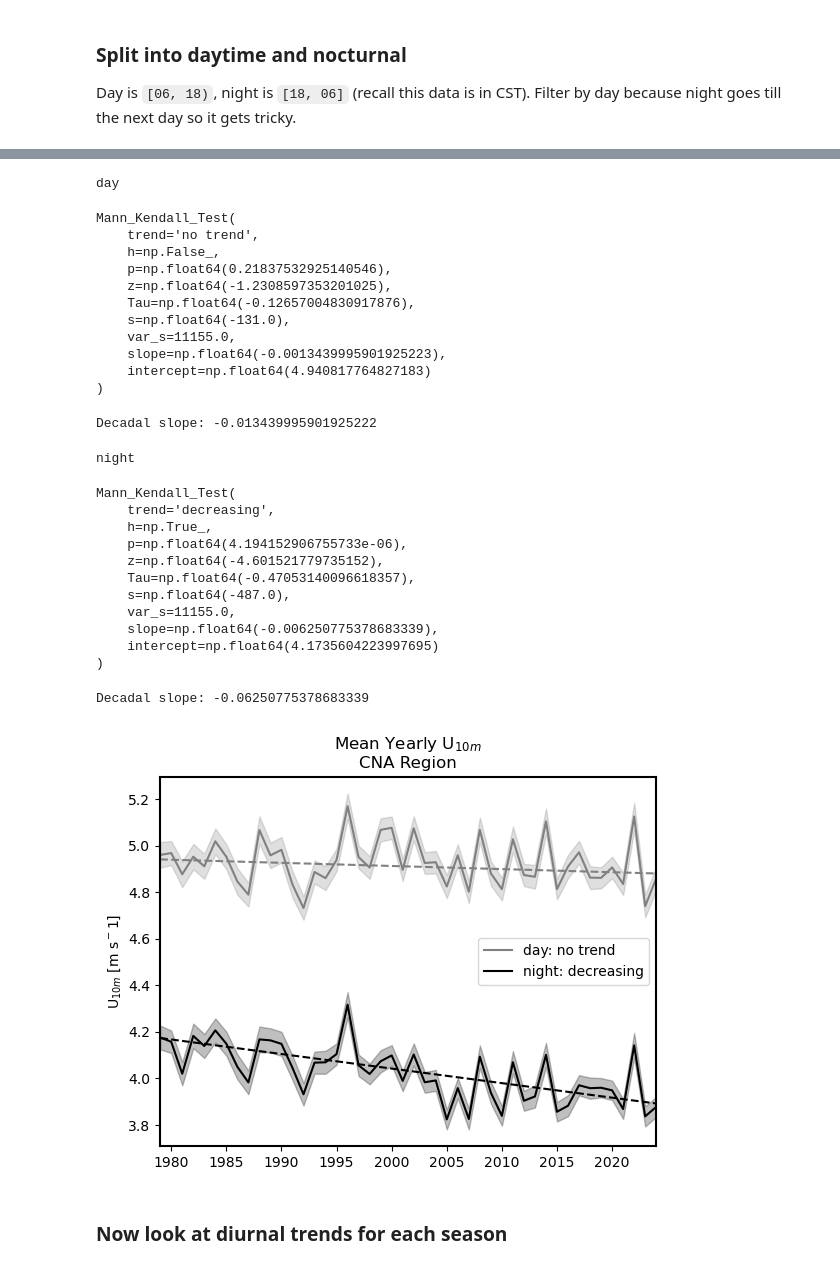
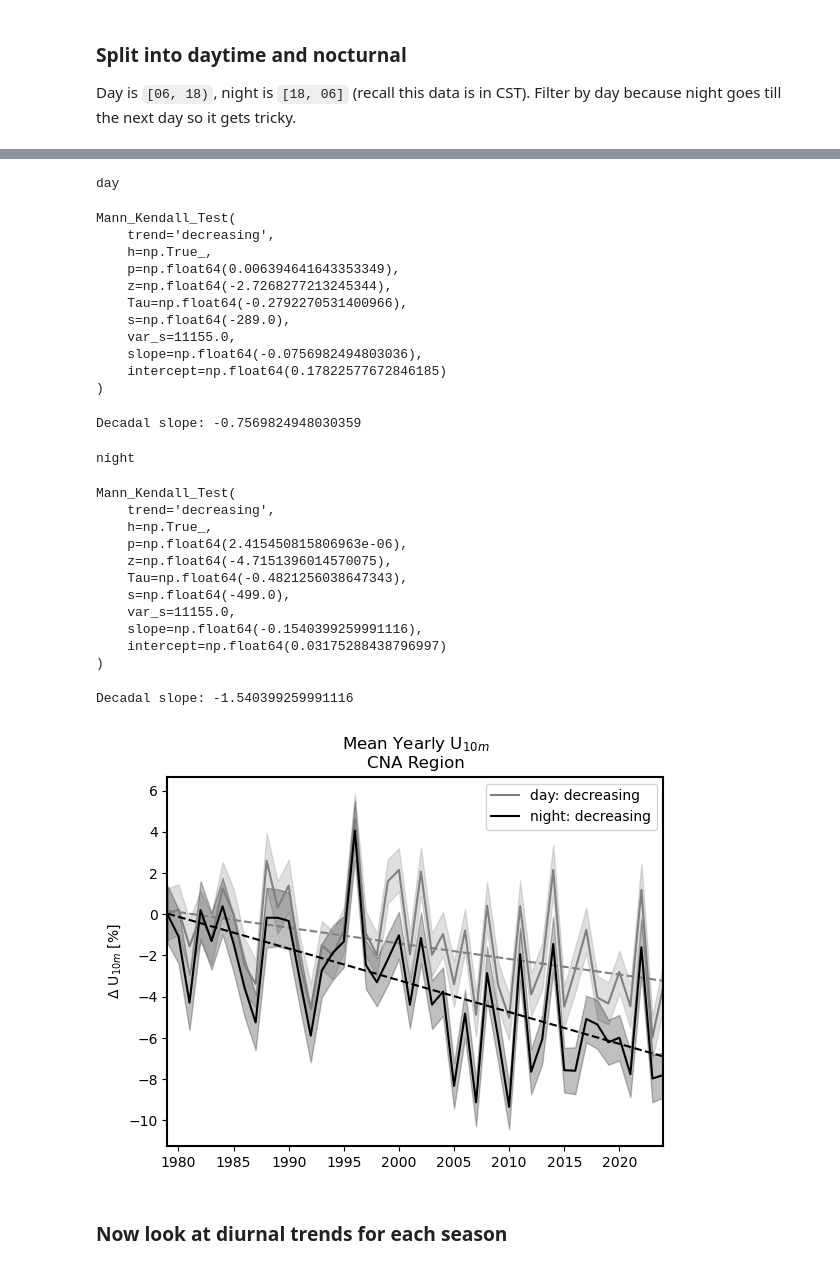
Before and after one commit to ivalencius/GPLLJ, a Jupyter notebook: src/GHCNh_cna.ipynb, the cells around one changed output, grey strips where cells are left out. Cells and saved outputs as stored; diff of their text form; code cells hidden in the pictures.

```diff
--- a/src/GHCNh_cna.ipynb
+++ b/src/GHCNh_cna.ipynb
@@ -308,6 +312,9 @@ yearly = df_mo.group_by_dynamic('time', every='1y').agg([
 ])
 x = yearly['time'].dt.year().to_numpy()
 y = yearly['wind_mean'].to_numpy()
+# Normalize y to first year
+ref_mean = y[0]
+y = (y/ref_mean - 1) * 100 # convert to percent
 # Perform a Mann-Kendall test to see if there is a monotonic decreasing or increasing trend
 result = mk.original_test(y, alpha=0.01)
 print(result)
@@ -329,6 +336,8 @@ Decadal slope: -0.04336481509001359
 fig, ax = plt.subplots()
 # y = y-np.mean(y[:5])
 err = yearly['wind_stderr'].to_numpy()*1.96 # z-score for 95%
+# Normalize
+err = err/ref_mean*100
 ax.plot(x, y, color='k')
 ax.fill_between(x, y-err, y+err, color='k', alpha=0.25)
 # regress
@@ -337,7 +346,7 @@ ax.plot(x, new_y, color='k', linestyle='dashed')
 txt='U$_{10m}$='+str(round(result.slope, 3))+'t + '+str(round(result.intercept, 3))+f'\nSig. p<0.01: {result.h}'
 ax.text(0.7, 0.9, txt, fontsize='small', horizontalalignment='left', verticalalignment='center', transform=ax.transAxes)
 ax.set_xlim(x[0], x[-1])
-ax.set_ylabel('U$_{10m}$ [m s$^-1$]')
+ax.set_ylabel('$\Delta$ U$_{10m}$ [%]')
 ax.set_title('Mean Yearly U$_{10m}$\nCNA Region')
 for spine in ax.spines.values():
     spine.set_linewidth(1.5)
@@ -366,9 +375,12 @@ for i, season in enumerate(['DJF', 'MAM', 'JJA', 'SON']):
     )
     x = s_yearly['time'].dt.year().to_numpy()
     y = s_yearly['wind_mean'].to_numpy()
+    ref_mean = y[0]
+    y = (y/ref_mean - 1) * 100 # convert to percent
     c = next(palette)
     # y = y-np.mean(y)
     err = s_yearly['wind_stderr'].to_numpy()*1.96 # z-score for 95%
+    err = err/ref_mean*100
     ax.plot(x, y, color=c)
     ax.fill_between(x, y-err, y+err, alpha=0.2, color=c)
     # Perform a Mann-Kendall test to see if there is a monotonic decreasing or increasing trend
@@ -381,7 +393,7 @@ for i, season in enumerate(['DJF', 'MAM', 'JJA', 'SON']):
     txt='U$_{10m}$='+str(round(result.slope, 3))+'t + '+str(round(result.intercept, 3))+f'\nSig. p<0.05: {result.h}'
     ax.text(0.5, 0.9, txt, fontsize='small', horizontalalignment='left', verticalalignment='center', transform=ax.transAxes)
     ax.set_xlim(x[0], x[-1])
-    ax.set_ylabel('U$_{10m}$ [m s$^-1$]')
+    ax.set_ylabel('$\Delta$ U$_{10m}$ [%]')
     ax.set_title(f'({ascii_lowercase[i]}) {season}'+' U$_{10m}$')
     for spine in ax.spines.values():
         spine.set_linewidth(1.5)
@@ -448,7 +460,8 @@ Day is `[06, 18)`, night is `[18, 06]` (recall this data is in CST). Filter by d
 # %%
 def make_monthly_diurnal(df, good_IDs):
     agg_spec = [
-            pl.col(['wind_speed', 'wind_direction']).mean(),
+            # pl.col(['wind_speed', 'wind_direction']).mean(),
+            pl.col(['wind_speed', 'wind_direction']).median(),
         ]
         # Define a function to map month to season
     def month_to_season(month):
@@ -510,53 +523,56 @@ for time in ['day', 'night']:
         c = 'black'
         y = yearly_diurnal.filter(pl.col('day') == False)['wind_mean'].to_numpy()
         err = yearly_diurnal.filter(pl.col('day') == False)['wind_stderr'].to_numpy()*1.96 # z-score 95%
+    ref_mean = y[0]
+    y = (y/ref_mean - 1)*100
+    err = err/ref_mean * 100
     # Perform a Mann-Kendall test to see if there is a monotonic decreasing or increasing trend
     print(time)
     result = mk.original_test(y, alpha=0.01)
     print(result)
     print(f'Decadal slope: {result.slope*10}')
     new_y = result.intercept+result.slope*(x-1979)
     ax.plot(x, new_y, color=c, linestyle='dashed')
     txt='U$_{10m}$='+str(round(result.slope, 3))+'t + '+str(round(result.intercept, 3))+f'\nSig. p<0.01: {result.h}'
     ax.plot(x, y, color=c, label=time+': '+result.trend)
     ax.fill_between(x, y-err, y+err, color=c, alpha=0.25)
     #ax.text(0.7, 0.9, txt, fontsize='small', horizontalalignment='left', verticalalignment='center', transform=ax.transAxes)
 ax.set_xlim(x[0], x[-1])
-ax.set_ylabel('U$_{10m}$ [m s$^-1$]')
+ax.set_ylabel('$\Delta$ U$_{10m}$ [%]')
 ax.set_title('Mean Yearly U$_{10m}$\nCNA Region')
 ax.legend()
 for spine in ax.spines.values():
     spine.set_linewidth(1.5)
 plt.savefig(os.path.join(FIG_DIR, 'GHCNh_cna_yearly_U10m_diurnal.png'), dpi=300)
 plt.show()
 # %% [output]
 day
 Mann_Kendall_Test(
-    trend='no trend',
-    h=np.False_,
-    p=np.float64(0.21837532925140546),
-    z=np.float64(-1.2308597353201025),
-    Tau=np.float64(-0.12657004830917876),
-    s=np.float64(-131.0),
+    trend='decreasing',
+    h=np.True_,
+    p=np.float64(0.006394641643353349),
+    z=np.float64(-2.7268277213245344),
+    Tau=np.float64(-0.2792270531400966),
+    s=np.float64(-289.0),
     var_s=11155.0,
-    slope=np.float64(-0.0013439995901925223),
-    intercept=np.float64(4.940817764827183)
+    slope=np.float64(-0.0756982494803036),
+    intercept=np.float64(0.17822577672846185)
 )
-Decadal slope: -0.013439995901925222
+Decadal slope: -0.7569824948030359
 night
 Mann_Kendall_Test(
     trend='decreasing',
     h=np.True_,
-    p=np.float64(4.194152906755733e-06),
-    z=np.float64(-4.601521779735152),
-    Tau=np.float64(-0.47053140096618357),
-    s=np.float64(-487.0),
+    p=np.float64(2.415450815806963e-06),
+    z=np.float64(-4.7151396014570075),
+    Tau=np.float64(-0.4821256038647343),
+    s=np.float64(-499.0),
     var_s=11155.0,
-    slope=np.float64(-0.006250775378683339),
-    intercept=np.float64(4.1735604223997695)
+    slope=np.float64(-0.1540399259991116),
+    intercept=np.float64(0.03175288438796997)
 )
-Decadal slope: -0.06250775378683339
+Decadal slope: -1.540399259991116
-[figure, old version]
+[figure, new version]
 # %% [markdown]
 ### Now look at diurnal trends for each season
 # %%
```
Also changed, not shown: parts of 30 cells of this notebook.
